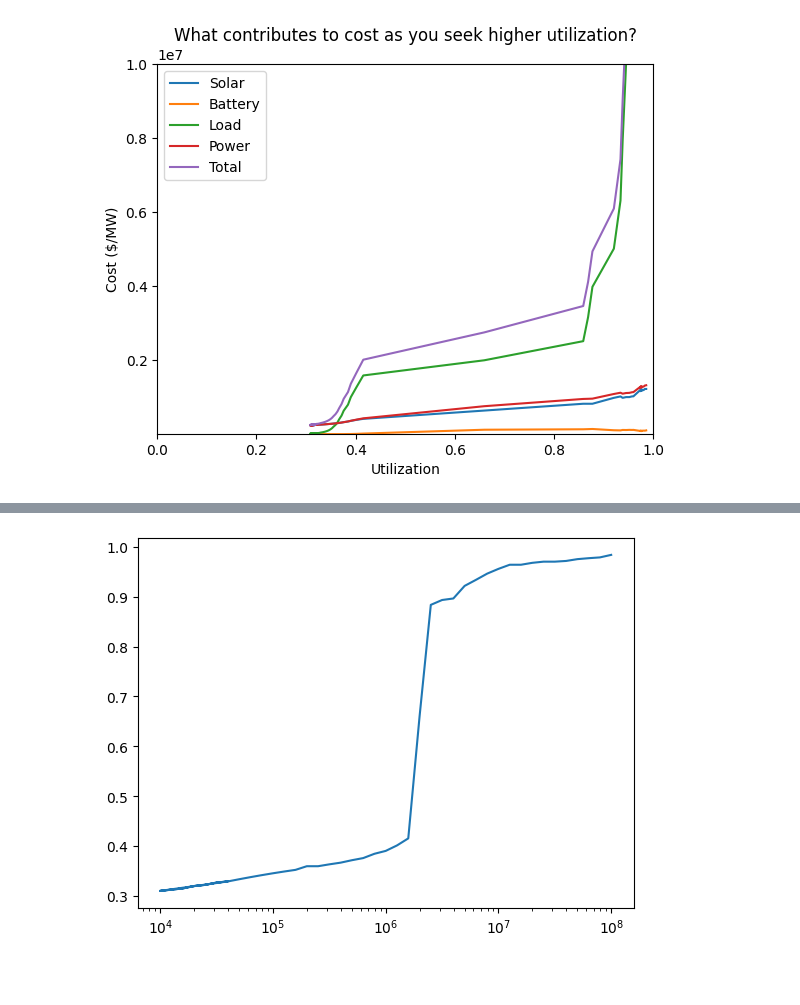
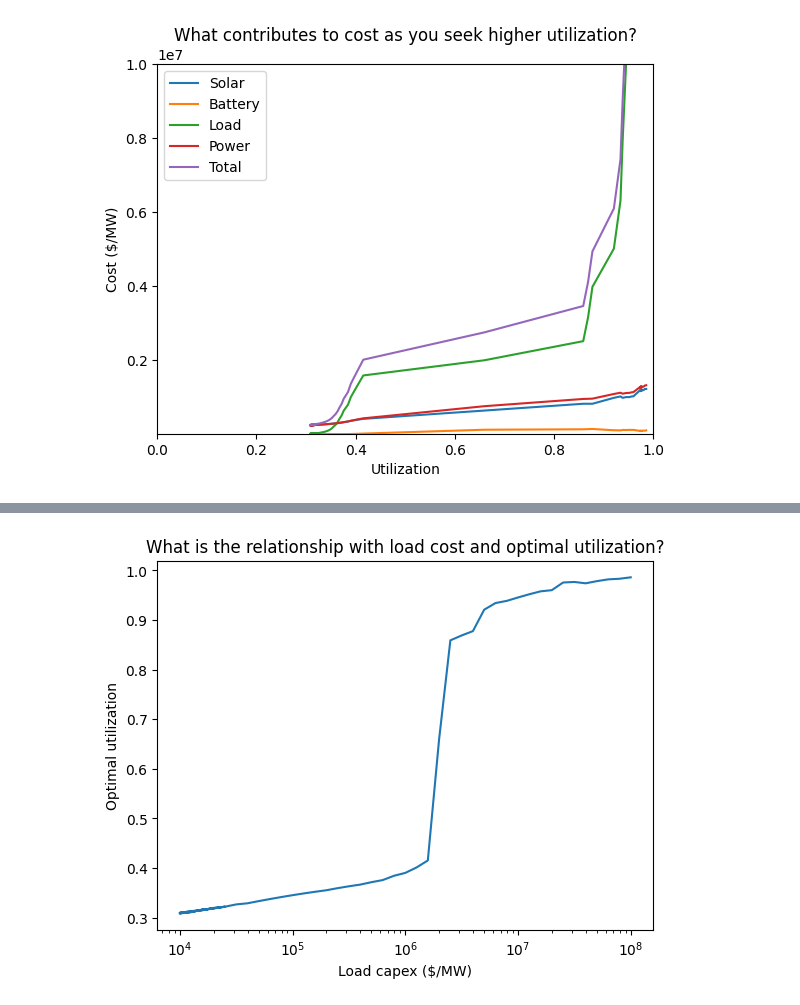
Before and after one commit to alecchendev/solar, a Jupyter notebook: solar_modeling.ipynb, the cells around one changed output, grey strips where cells are left out. Cells and saved outputs as stored; diff of their text form; code cells hidden in the pictures; blank space fills up the shorter version.

Commit message:
Finish recreating plots

```diff
--- a/solar_modeling.ipynb
+++ b/solar_modeling.ipynb
@@ -949,5 +980,13 @@ plt.show()
 # %%
+# What is the relationship with load cost and optimal utilization?
+utilization = output_df["annual load utilization"]
+load_cost = output_df["load cost $ (all normalized to 1 MW)"]
+# plt.figure(figsize=(6.4,4.8), dpi=200)
 plt.plot(output_df["load cost $/MW"], output_df["annual load utilization"])
+plt.title('What is the relationship with load cost and optimal utilization?')
+plt.xlabel('Load capex ($/MW)')
+plt.ylabel('Optimal utilization')
 plt.xscale('log')
+plt.show()
 # %% [output]
-[figure, old version]
+[figure, new version]
```
Also changed, not shown: parts of 4 cells of this notebook.
